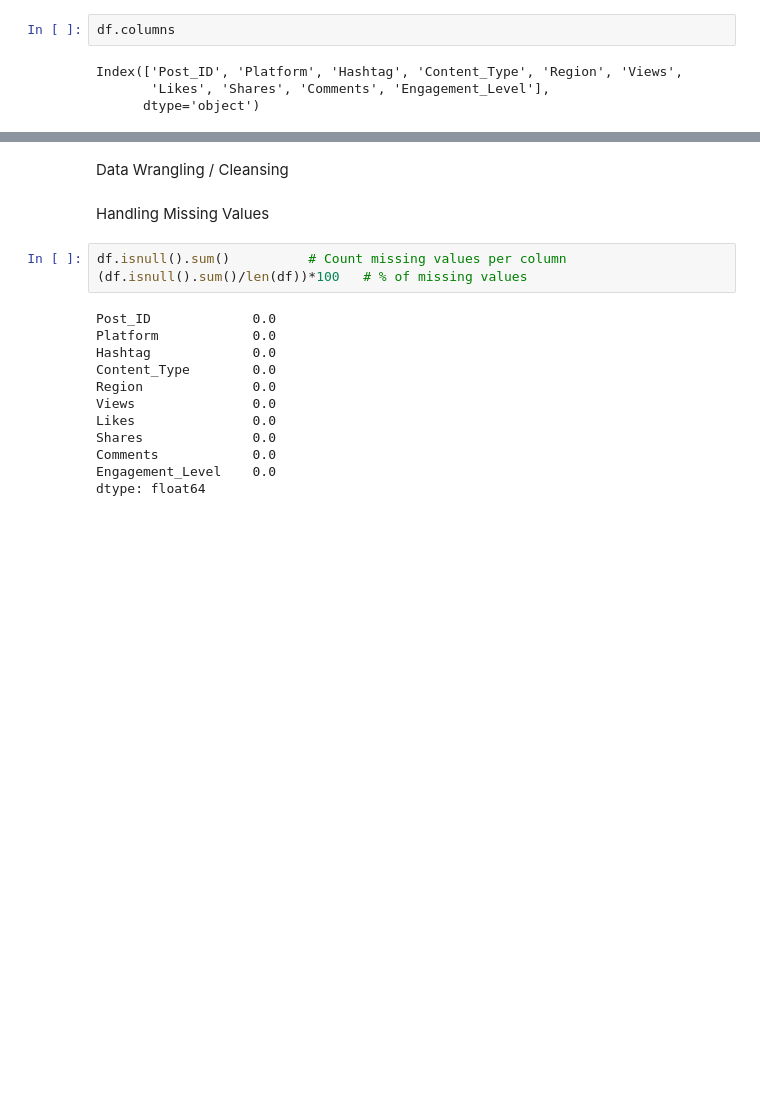
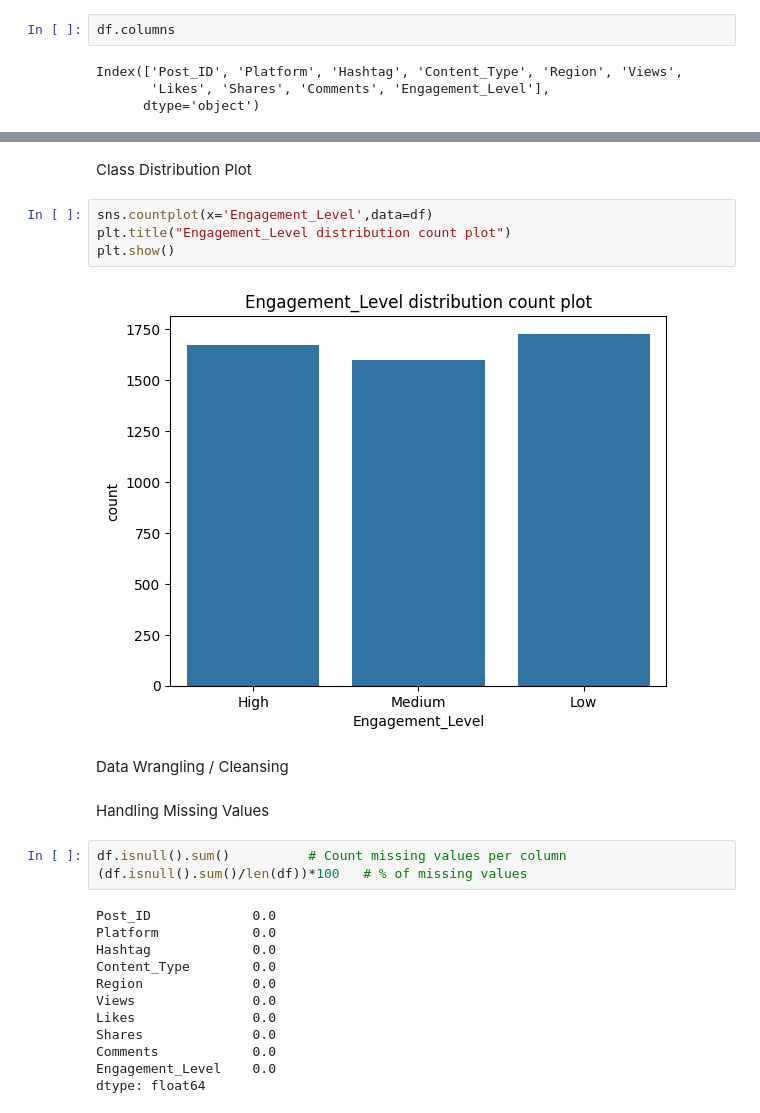
Before and after one commit to jari127/MSDS25026_Project, a Jupyter notebook: code_file.ipynb, the cells around one changed output, grey strips where cells are left out. Cells and saved outputs as stored; diff of their text form; blank space fills up the shorter version.

```diff
--- a/code_file.ipynb
+++ b/code_file.ipynb
@@ -35,3 +127,11 @@ Index(['Post_ID', 'Platform', 'Hashtag', 'Content_Type', 'Region', 'Views',
+# %% [markdown]
+Class Distribution Plot
+# %%
+sns.countplot(x='Engagement_Level',data=df)
+plt.title("Engagement_Level distribution count plot")
+plt.show()
+# %% [output]
+[figure, added]
 # %% [markdown]
 Data Wrangling / Cleansing
 # %% [markdown]
```
Also changed, not shown: parts of 23 cells of this notebook.
